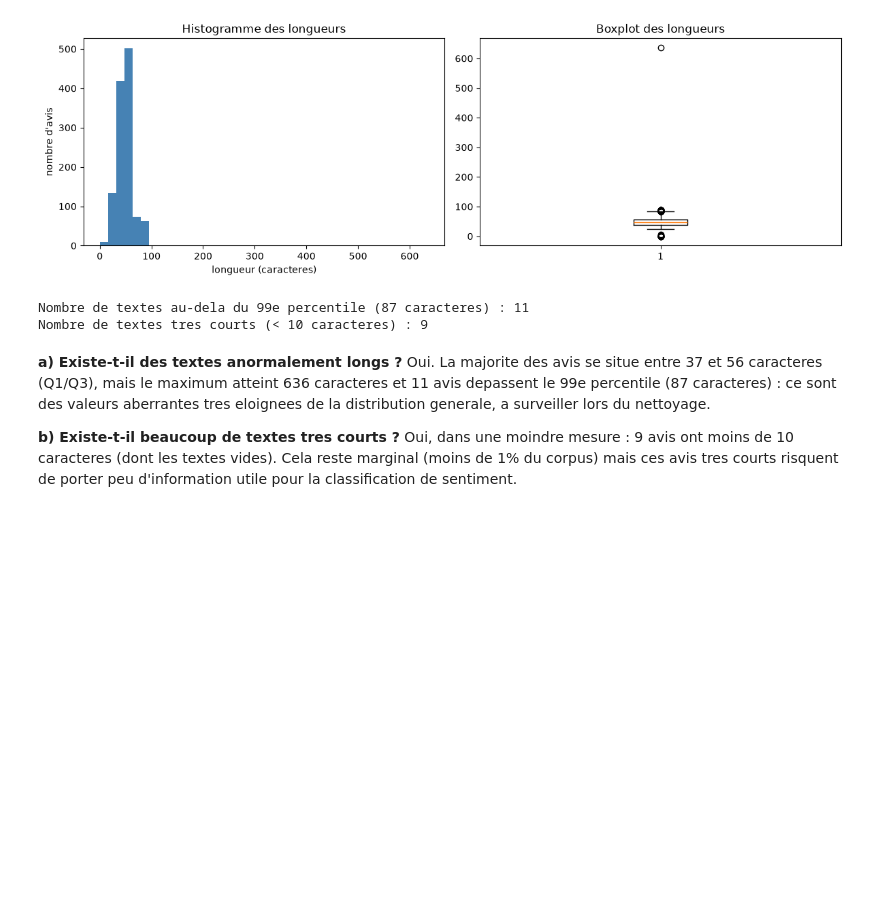
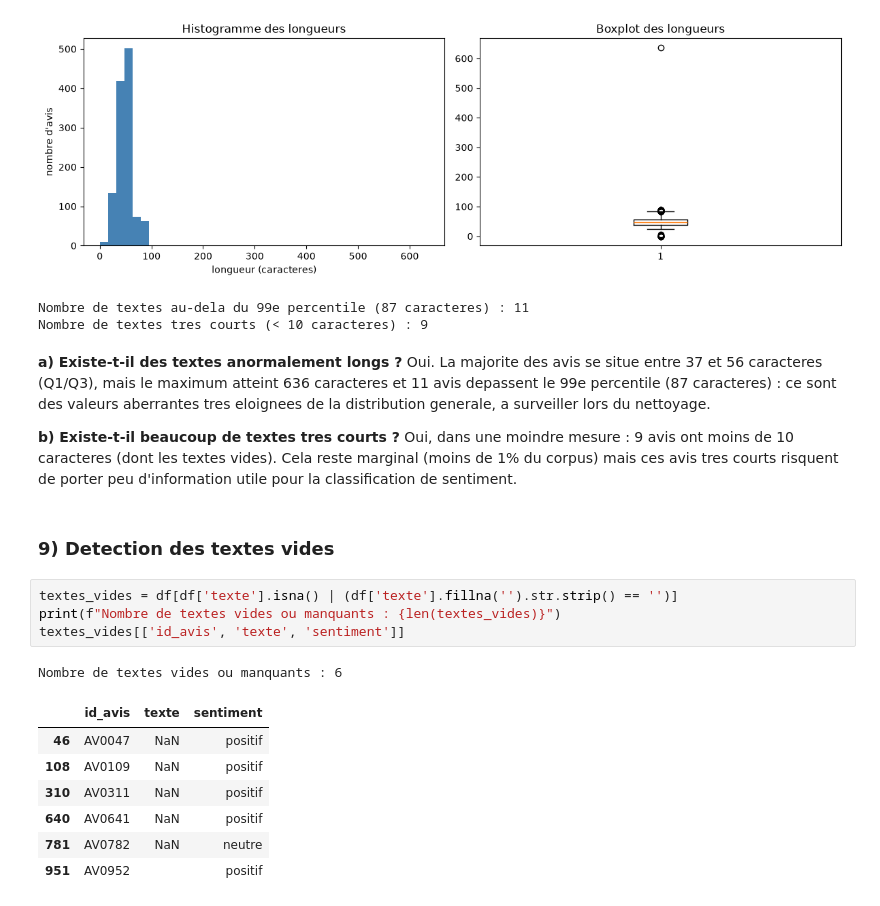
Before and after one commit to khadija470/atelier_prepa_donnees_textuelles, a Jupyter notebook: notebooks/atelier_prepa_donnees_textuelles.ipynb, the cells around one changed output. Cells and saved outputs as stored; diff of their text form; blank space fills up the shorter version.

Commit message:
Partie 1 - 9) Detection des textes vides (6 avis : 5 NaN + 1 chaine vide)

```diff
--- a/notebooks/atelier_prepa_donnees_textuelles.ipynb
+++ b/notebooks/atelier_prepa_donnees_textuelles.ipynb
@@ -151,3 +151,18 @@ Oui. La majorite des avis se situe entre 37 et 56 caracteres (Q1/Q3), mais le ma
 
 **b) Existe-t-il beaucoup de textes tres courts ?**
 Oui, dans une moindre mesure : 9 avis ont moins de 10 caracteres (dont les textes vides). Cela reste marginal (moins de 1% du corpus) mais ces avis tres courts risquent de porter peu d'information utile pour la classification de sentiment.
+# %% [markdown]
+### 9) Detection des textes vides
+# %%
+textes_vides = df[df['texte'].isna() | (df['texte'].fillna('').str.strip() == '')]
+print(f"Nombre de textes vides ou manquants : {len(textes_vides)}")
+textes_vides[['id_avis', 'texte', 'sentiment']]
+# %% [output]
+Nombre de textes vides ou manquants : 6
+|  | id_avis | texte | sentiment |
+| 46 | AV0047 | NaN | positif |
+| 108 | AV0109 | NaN | positif |
+| 310 | AV0311 | NaN | positif |
+| 640 | AV0641 | NaN | positif |
+| 781 | AV0782 | NaN | neutre |
+| 951 | AV0952 |  | positif |
```
